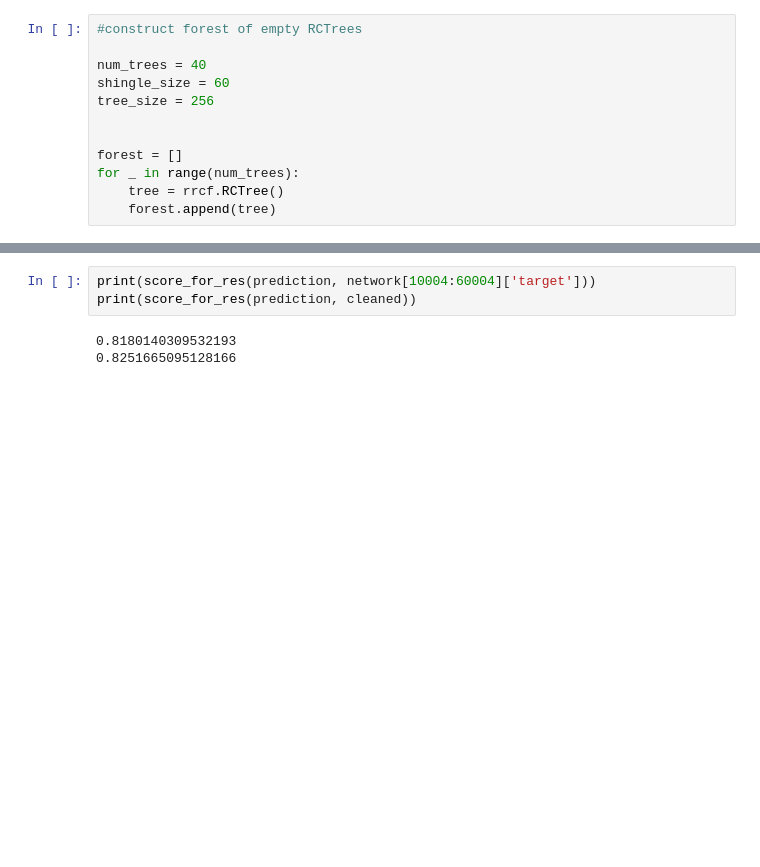
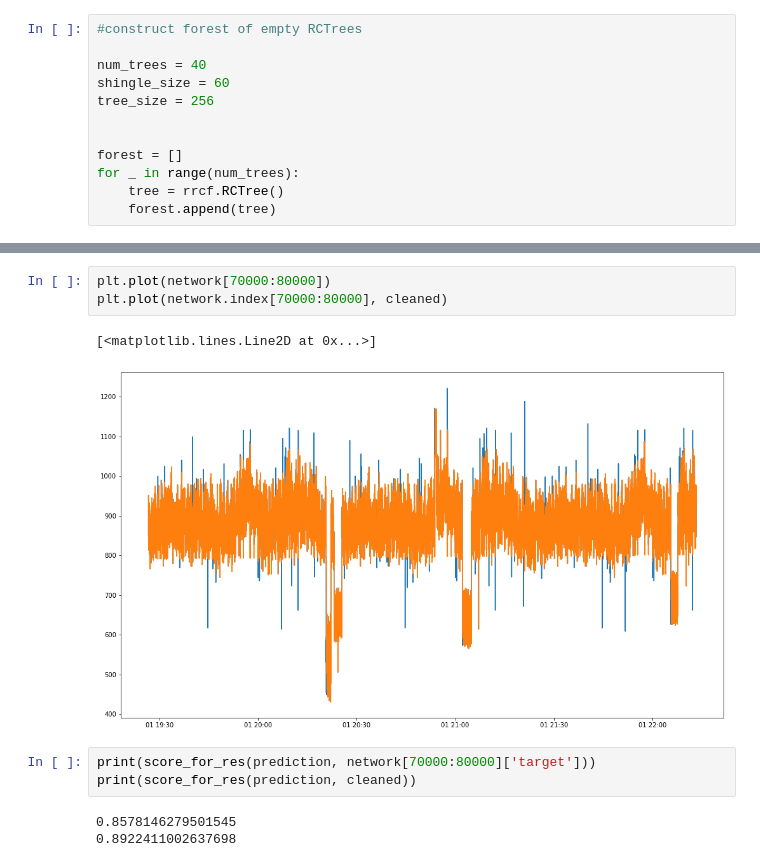
Before and after one commit to nywoo-o/Statistics, a Jupyter notebook: real_time_Mondrian_with_RRCF.ipynb, the cells around one changed output, grey strips where cells are left out. Saved outputs shown, nothing was run; the diff lists cells and outputs as text; blank space fills up the shorter version.

```diff
--- a/real_time_Mondrian_with_RRCF.ipynb
+++ b/real_time_Mondrian_with_RRCF.ipynb
@@ -288,6 +273,12 @@ plt.plot(network.index[10004:60004], cleaned)
+# %%
+plt.plot(network[70000:80000])
+plt.plot(network.index[70000:80000], cleaned)
+# %% [output]
+[<matplotlib.lines.Line2D at 0x...>]
+[figure, added]
 # %%
-print(score_for_res(prediction, network[10004:60004]['target']))
+print(score_for_res(prediction, network[70000:80000]['target']))
 print(score_for_res(prediction, cleaned))
 # %% [output]
-0.8180140309532193
-0.8251665095128166
+0.8578146279501545
+0.8922411002637698
```
Also changed, not shown: parts of 20 cells of this notebook.
